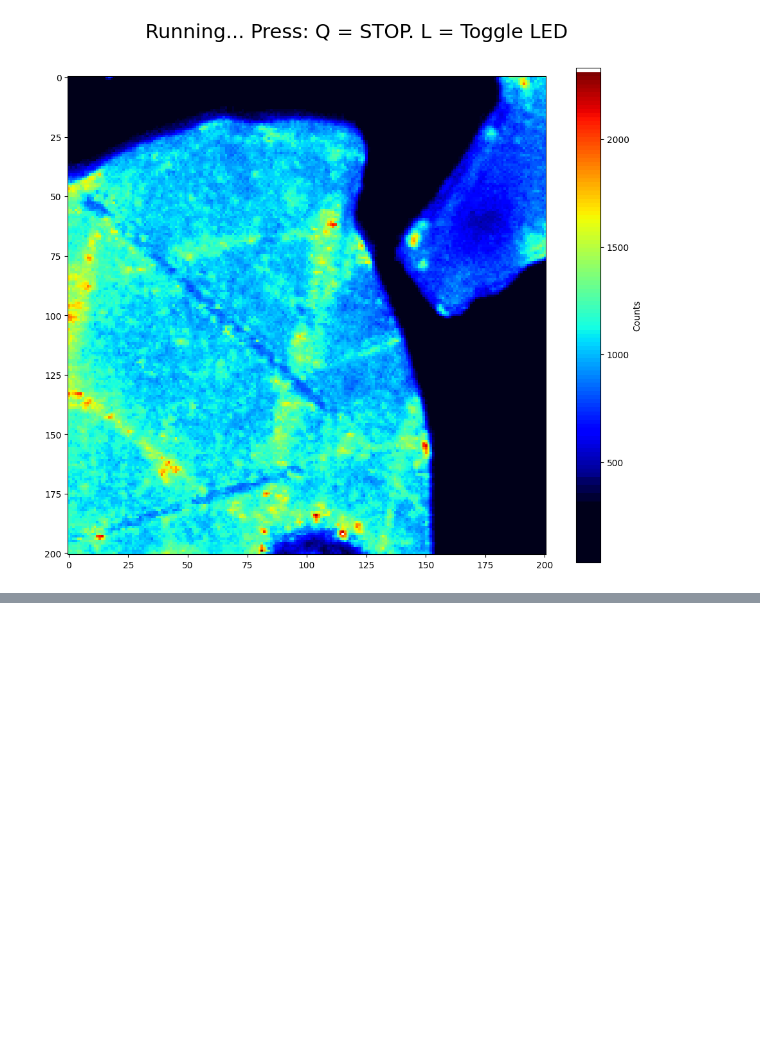
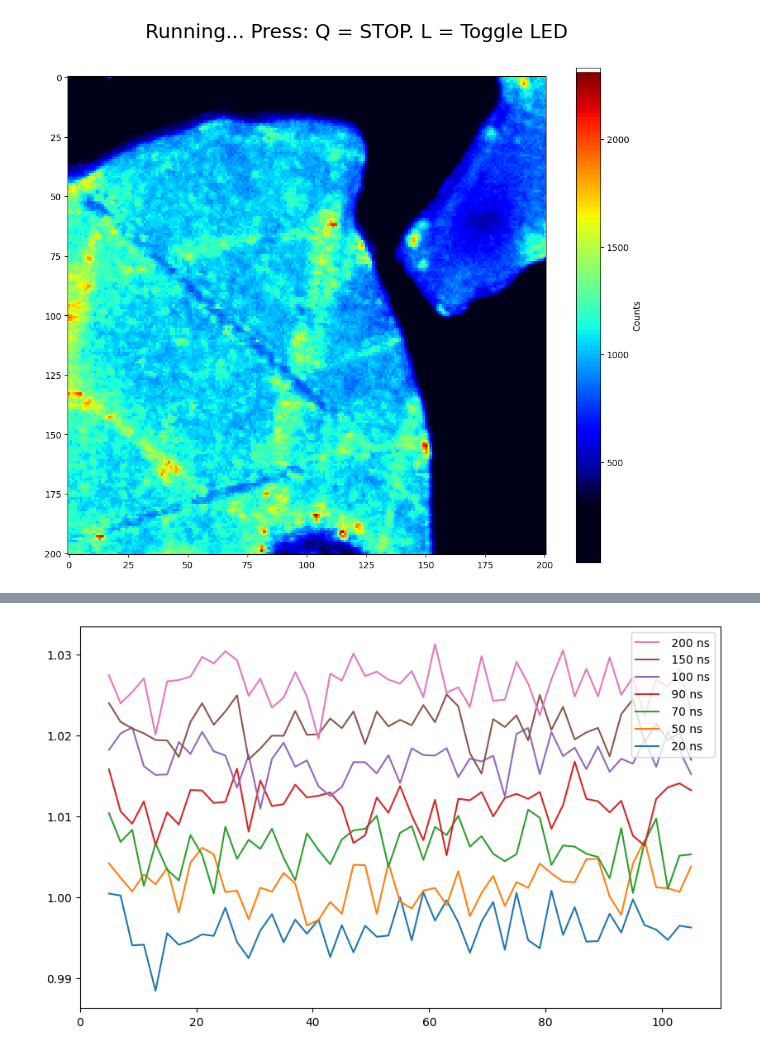
Before and after one commit to sumukhvaidya/LiLabMeasurements, a Jupyter notebook: testing/Example01_Confocal_ODMR.ipynb, the cells around one changed output, grey strips where cells are left out. Drawn from its saved outputs; the diff is of its cells as text; code cells hidden in the pictures; blank space fills up the shorter version.

```diff
--- a/testing/Example01_Confocal_ODMR.ipynb
+++ b/testing/Example01_Confocal_ODMR.ipynb
@@ -88,0 +130,9 @@ freq_range, avg_contrast, all_contrast, avg_counts, all_counts = odmr.run_freque
+# %%
+fig, ax = plt.subplots(figsize=(10,6))
+for i, ed in enumerate(extra_delays):
+    ax.plot(tau_range, Rabis[i,:]+.005*i, label=f' {ed} ns')
+
+plt.legend(reverse = True, loc = 'upper right')
+plt.show()
+# %% [output]
+[figure, added]
```
Also changed, not shown: parts of 5 cells of this notebook, 1 other file.
